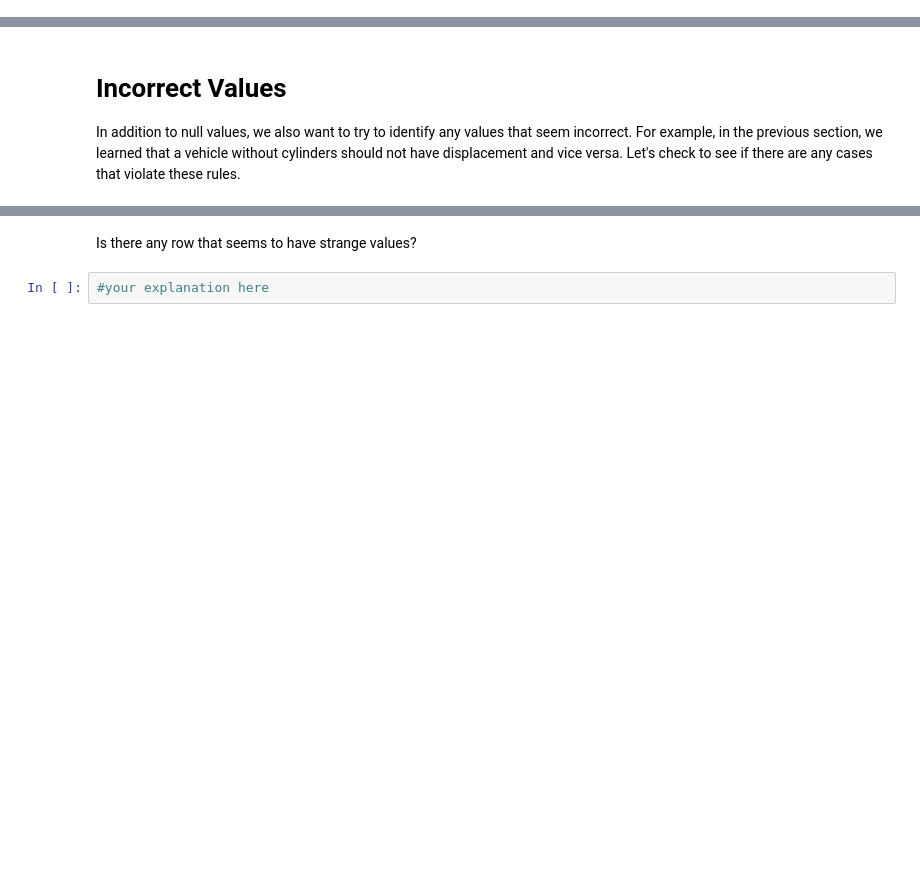
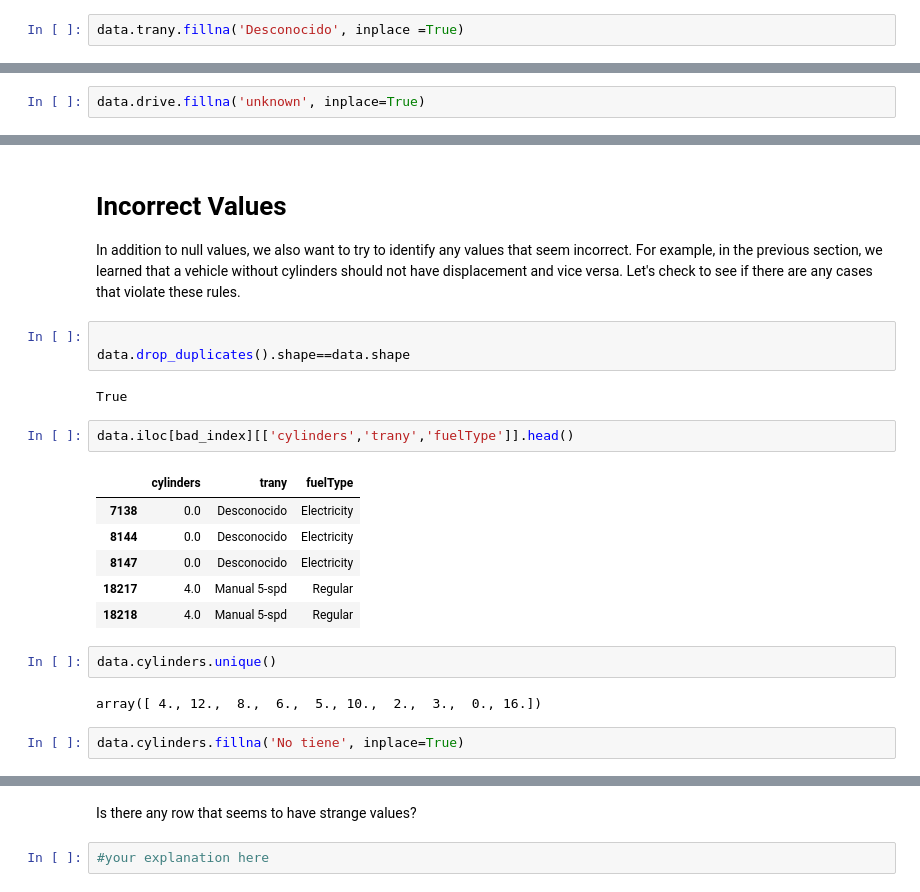
Before and after one commit to Ironhack-Data-Madrid-Mayo-2022/2.4-lab-data-cleaning, a Jupyter notebook: your-code/main.ipynb, the cells around one changed output, grey strips where cells are left out. Drawn from its saved outputs; the diff is of its cells as text; blank space fills up the shorter version.

```diff
--- a/your-code/main.ipynb
+++ b/your-code/main.ipynb
@@ -92,0 +270,2 @@ Now that we have filled in those null values, there are only two columns in the
+# %%
+data.trany.fillna('Desconocido', inplace =True)
@@ -92,0 +279,2 @@ Now that we have filled in those null values, there are only two columns in the
+# %%
+data.drive.fillna('unknown', inplace=True)
@@ -94,3 +295,23 @@ Now that we have filled in those null values, there are only two columns in the
 # Incorrect Values
 
 In addition to null values, we also want to try to identify any values that seem incorrect. For example, in the previous section, we learned that a vehicle without cylinders should not have displacement and vice versa. Let's check to see if there are any cases that violate these rules.
+# %%
+
+data.drop_duplicates().shape==data.shape
+# %% [output]
+True
+# %%
+data.iloc[bad_index][['cylinders','trany','fuelType']].head()
+# %% [output]
+|  | cylinders | trany | fuelType |
+| 7138 | 0.0 | Desconocido | Electricity |
+| 8144 | 0.0 | Desconocido | Electricity |
+| 8147 | 0.0 | Desconocido | Electricity |
+| 18217 | 4.0 | Manual 5-spd | Regular |
+| 18218 | 4.0 | Manual 5-spd | Regular |
+# %%
+data.cylinders.unique()
+# %% [output]
+array([ 4., 12.,  8.,  6.,  5., 10.,  2.,  3.,  0., 16.])
+# %%
+data.cylinders.fillna('No tiene', inplace=True)
```
Also changed, not shown: parts of 32 cells of this notebook.
